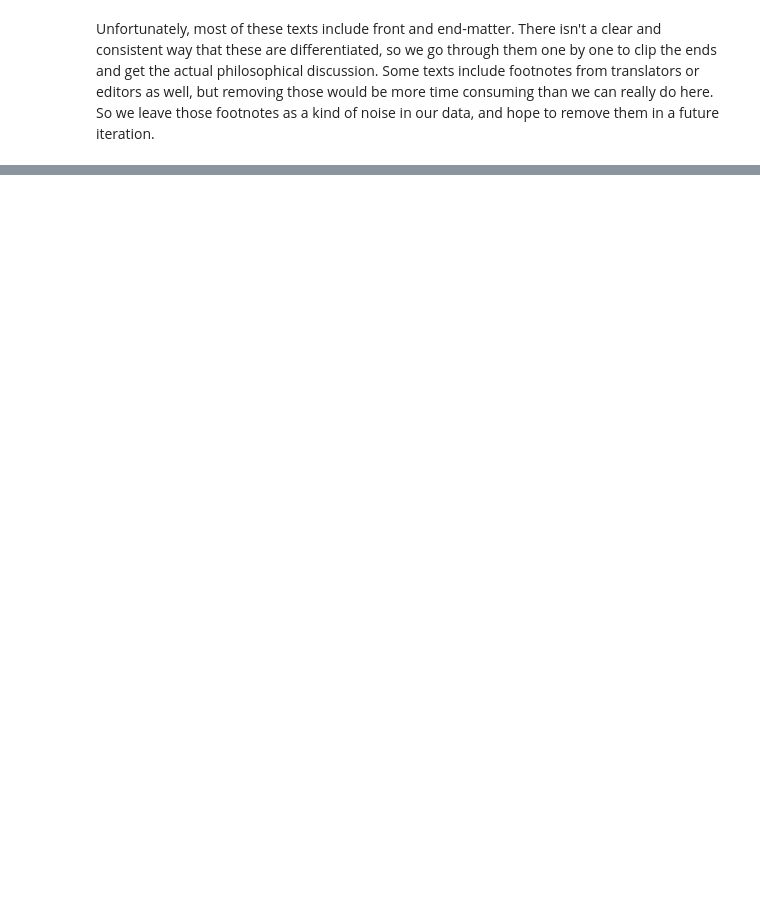
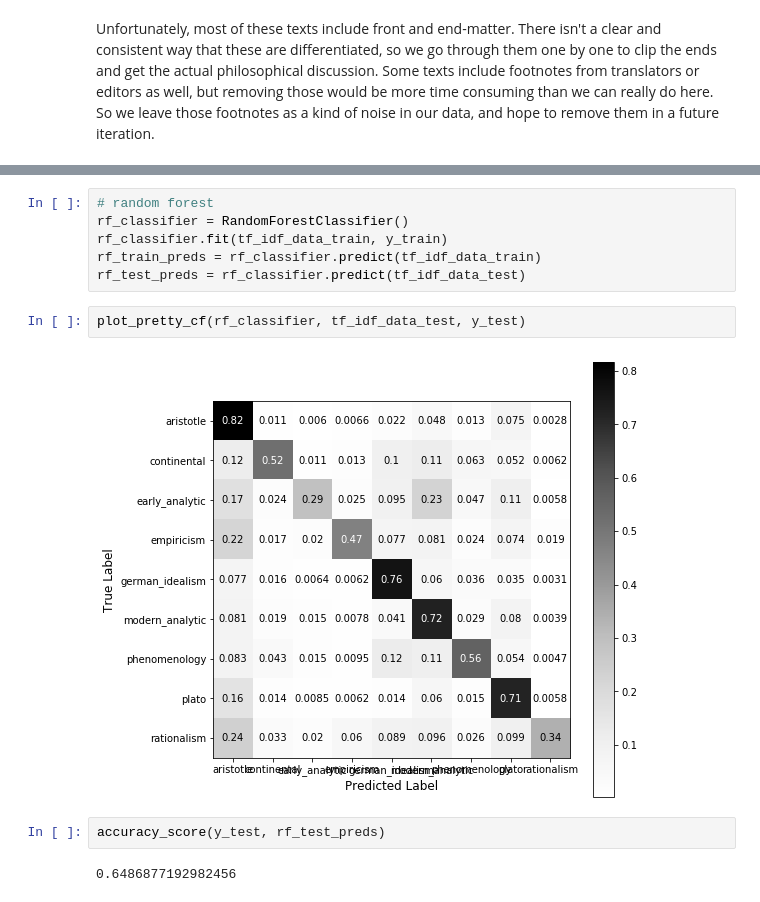
Before and after one commit to kcalizadeh/philosophy_classification_project, a Jupyter notebook: preprocessing.ipynb, the cells around one changed output, grey strips where cells are left out. Saved outputs shown, nothing was run; the diff lists cells and outputs as text; blank space fills up the shorter version.

```diff
--- a/preprocessing.ipynb
+++ b/preprocessing.ipynb
@@ -144,0 +276,14 @@ popper_science.split('F IRST E NGLISH E DITION, 1959')[1][2:].split('This is the
+# %%
+# random forest
+rf_classifier = RandomForestClassifier()
+rf_classifier.fit(tf_idf_data_train, y_train)
+rf_train_preds = rf_classifier.predict(tf_idf_data_train)
+rf_test_preds = rf_classifier.predict(tf_idf_data_test)
+# %%
+plot_pretty_cf(rf_classifier, tf_idf_data_test, y_test)
+# %% [output]
+[figure, added]
+# %%
+accuracy_score(y_test, rf_test_preds)
+# %% [output]
+0.6486877192982456
```
Also changed, not shown: parts of 38 cells of this notebook, 2 other files.
